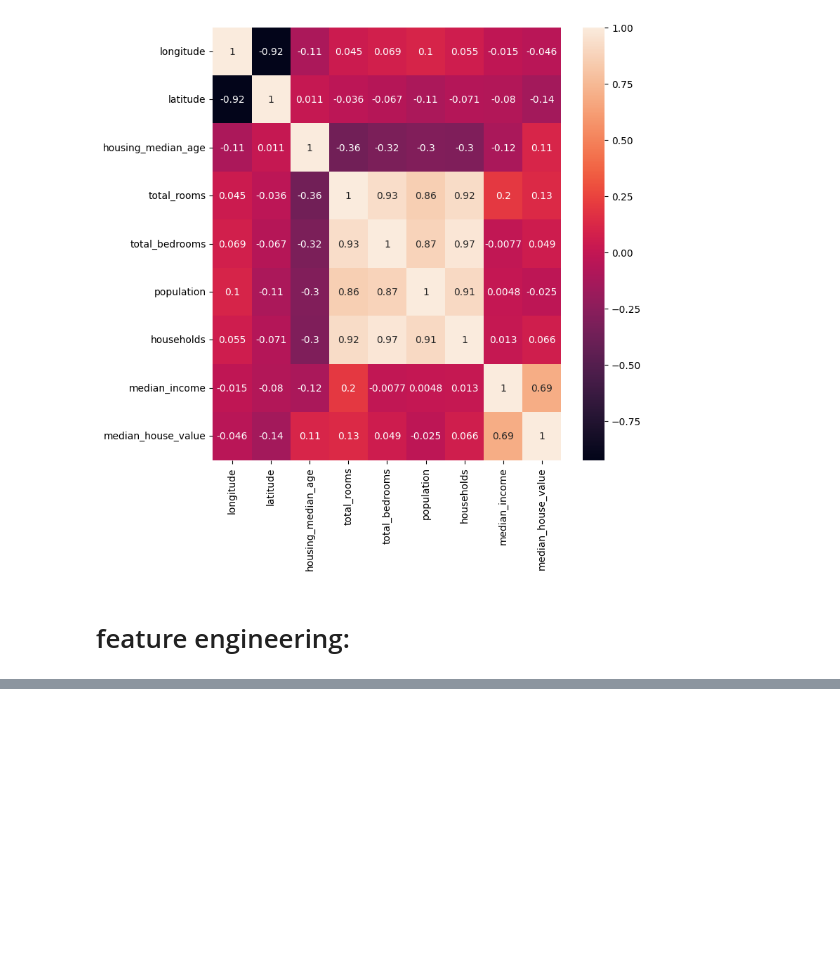
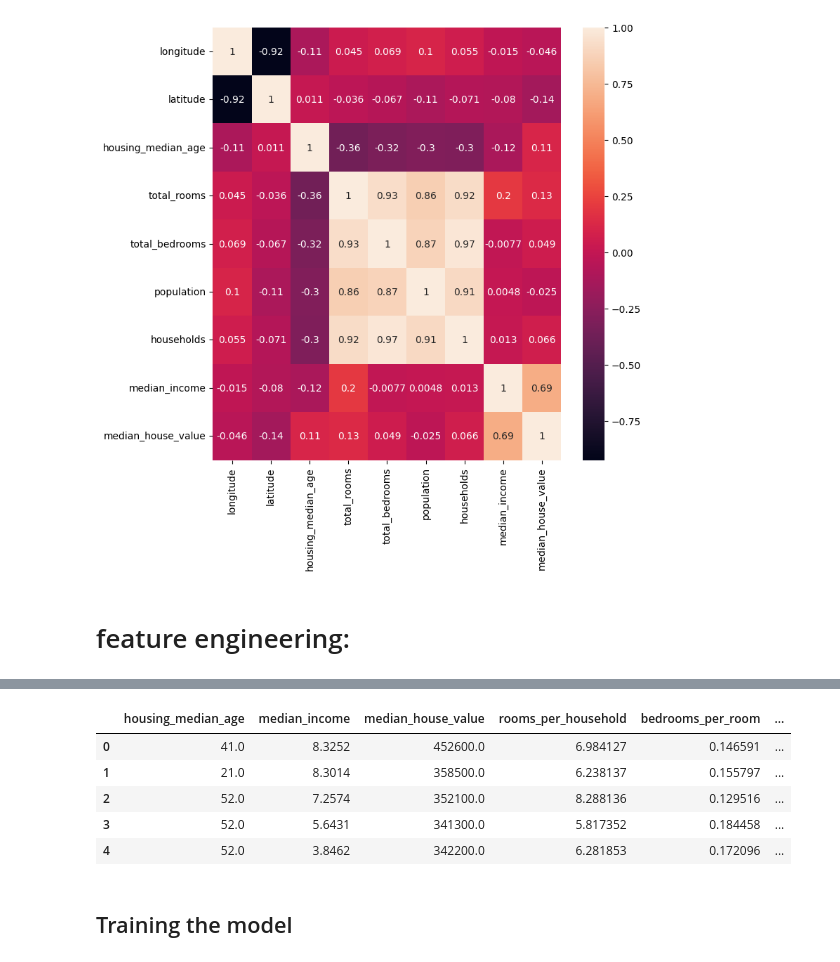
Before and after one commit to adamdmeg/home-prediction-ml, a Jupyter notebook: home_prediction.ipynb, the cells around one changed output, grey strips where cells are left out. Saved outputs shown, nothing was run; the diff lists cells and outputs as text; code cells hidden in the pictures; blank space fills up the shorter version.

```diff
--- a/home_prediction.ipynb
+++ b/home_prediction.ipynb
@@ -252,0 +366,14 @@ plt.show()
+# %%
+# replacing the ocean_proximity column using get_dummies()
+housing_df_encoded = pd.get_dummies(data=housing_df, columns=['ocean_proximity'])
+# seeing what it looks like now:
+housing_df_encoded.head()
+# %% [output]
+|  | housing_median_age | median_income | median_house_value | rooms_per_household | bedrooms_per_room | ... |
+| 0 | 41.0 | 8.3252 | 452600.0 | 6.984127 | 0.146591 | ... |
+| 1 | 21.0 | 8.3014 | 358500.0 | 6.238137 | 0.155797 | ... |
+| 2 | 52.0 | 7.2574 | 352100.0 | 8.288136 | 0.129516 | ... |
+| 3 | 52.0 | 5.6431 | 341300.0 | 5.817352 | 0.184458 | ... |
+| 4 | 52.0 | 3.8462 | 342200.0 | 6.281853 | 0.172096 | ... |
+# %% [markdown]
+## Training the model
```
Also changed, not shown: parts of 27 cells of this notebook.
